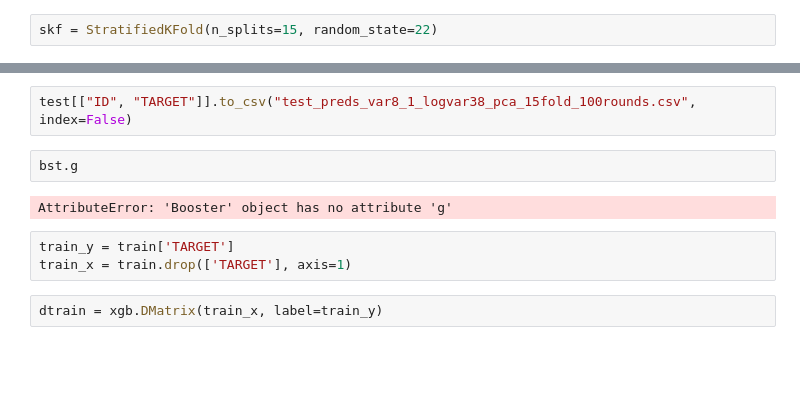
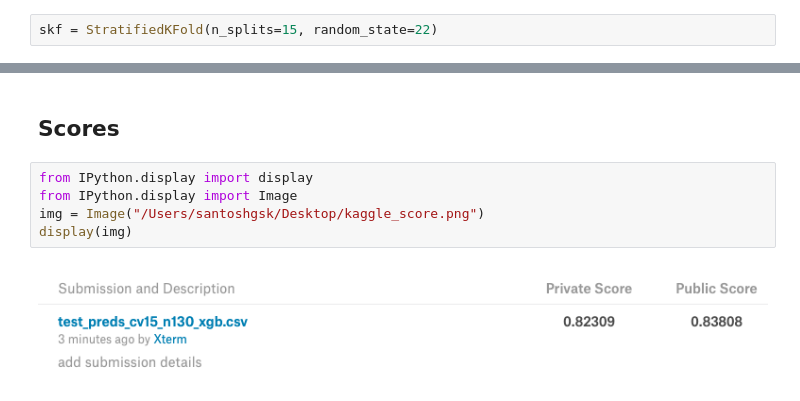
Before and after one commit to santoshgsk/competitions, a Jupyter notebook: notebooks/santander_customer_satisfaction/Baseline Model.ipynb, the cells around one changed output, grey strips where cells are left out. Drawn from its saved outputs; the diff is of its cells as text; blank space fills up the shorter version.

```diff
--- a/notebooks/santander_customer_satisfaction/Baseline Model.ipynb
+++ b/notebooks/santander_customer_satisfaction/Baseline Model.ipynb
@@ -543,11 +254,9 @@ test[["ID", "TARGET"]].to_csv("test_preds_var8_1_pca_15fold_100rounds.csv", inde
-# %%
-test[["ID", "TARGET"]].to_csv("test_preds_var8_1_logvar38_pca_15fold_100rounds.csv", index=False)
-# %%
-bst.g
-# %% [output]
-AttributeError: 'Booster' object has no attribute 'g'
-# %%
-train_y = train['TARGET']
-train_x = train.drop(['TARGET'], axis=1)
-# %%
-dtrain = xgb.DMatrix(train_x, label=train_y)
+# %% [markdown]
+## Scores
+# %%
+from IPython.display import display
+from IPython.display import Image
+img = Image("/Users/santoshgsk/Desktop/kaggle_score.png")
+display(img)
+# %% [output]
+[figure, added]
```
Also changed, not shown: parts of 131 cells of this notebook, 6 other files.
